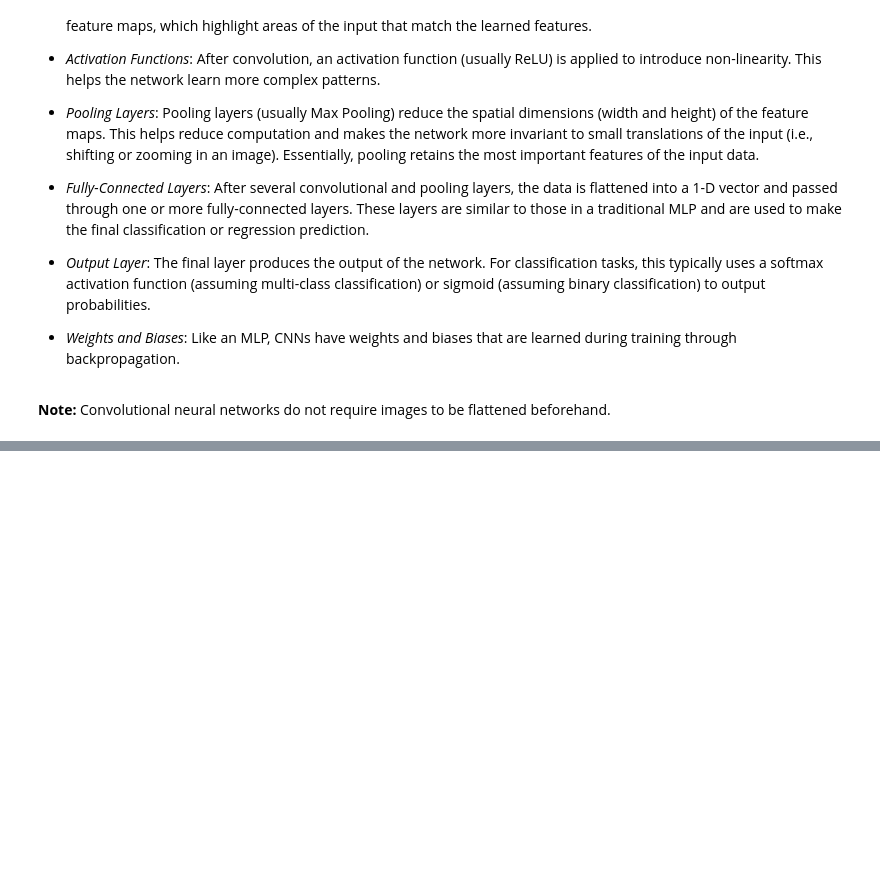
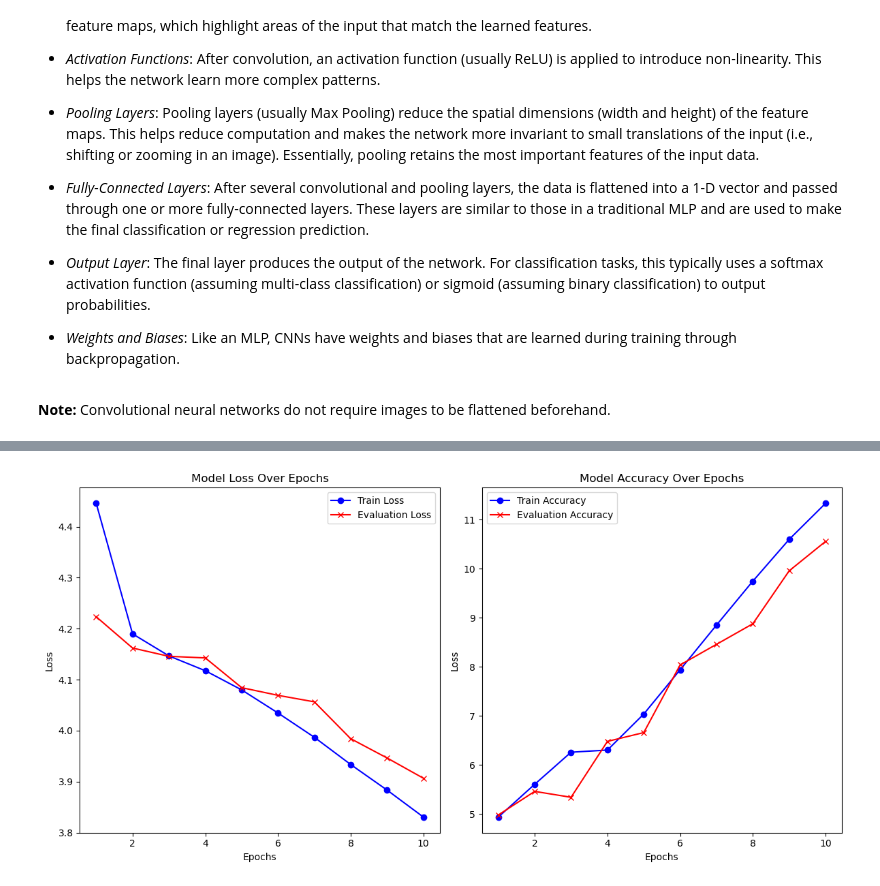
Before and after one commit to Monoaware/CS-171-Group-Project, a Jupyter notebook: ModelTraining&Testing.ipynb, the cells around one changed output, grey strips where cells are left out. Drawn from its saved outputs; the diff is of its cells as text; code cells hidden in the pictures; blank space fills up the shorter version.

Commit message:
Updated ModelTraining&Testing.ipynb
Updated w/ Nathan's changes to train_and_evaluate() and also added data augmentation.

```diff
--- a/ModelTraining&Testing.ipynb
+++ b/ModelTraining&Testing.ipynb
@@ -294,6 +585,8 @@ We expect that a CNN will perform much better overall than the MLP due to its ab
 **Note:** Convolutional neural networks do not require images to be flattened beforehand.
 # %%
 # Imports for CNN:
+import torch.nn as nn
+import torch.optim as optim
 
 # Create CNN model class:
 class CNN(nn.Module):
@@ -303,10 +596,10 @@ class CNN(nn.Module):
         # Keep the network shallow for now:
         self.conv1 = nn.Conv2d(3, 32, kernel_size=3, stride=1, padding=1)
         self.conv2 = nn.Conv2d(32, 64, kernel_size=3, stride=1, padding=1)
-        self.fc1 = nn.Linear(64*32*32, 512)
+        self.fc1 = nn.Linear(64*56*56, 512)
         self.fc2 = nn.Linear(512, num_classes)
 
-    def forward(self, X):
+    def forward(self, x):
         x = torch.relu(self.conv1(x))
         x = torch.max_pool2d(x, 2)
         x = torch.relu(self.conv2(x))
@@ -324,4 +617,4 @@ criterion = nn.CrossEntropyLoss()
 CNN_optimizer = optim.Adam(CNN_model.parameters(), lr=0.001)
 # %%
 # Train CNN:
-CNN_train_losses, CNN_train_accuracies = train_model(CNN_model, train_loader, criterion, CNN_optimizer, num_epochs=10)
+CNN_train_losses, CNN_train_accuracies, CNN_evaluation_losses, CNN_evaluation_accuracies = train_and_evaluate(CNN_model, train_loader, val_loader, criterion, CNN_optimizer, num_epochs=10, device=device)
@@ -328,9 +642,8 @@ CNN_train_losses, CNN_train_accuracies = train_model(CNN_model, train_loader, cr
-# %%
-# Evaluate CNN on validation set:
-CNN_evaluation_losses, CNN_evaluation_accuracies = evaluate_model(CNN_model, val_loader, criterion)
 # %%
 # Graph the losses and accuracies:
-plot_metrics(CNN_evaluation_losses, CNN_evaluation_accuracies)
+plot_metrics(CNN_train_losses, CNN_train_accuracies, CNN_evaluation_losses, CNN_evaluation_accuracies)
+# %% [output]
+[figure, added]
 # %%
 # Evaluate CNN on test set:
 # DO NOT FILL IN THIS CODE CELL UNTIL AFTER HYPERPARAMETER TUNING!!!
```
Also changed, not shown: parts of 25 cells of this notebook.
